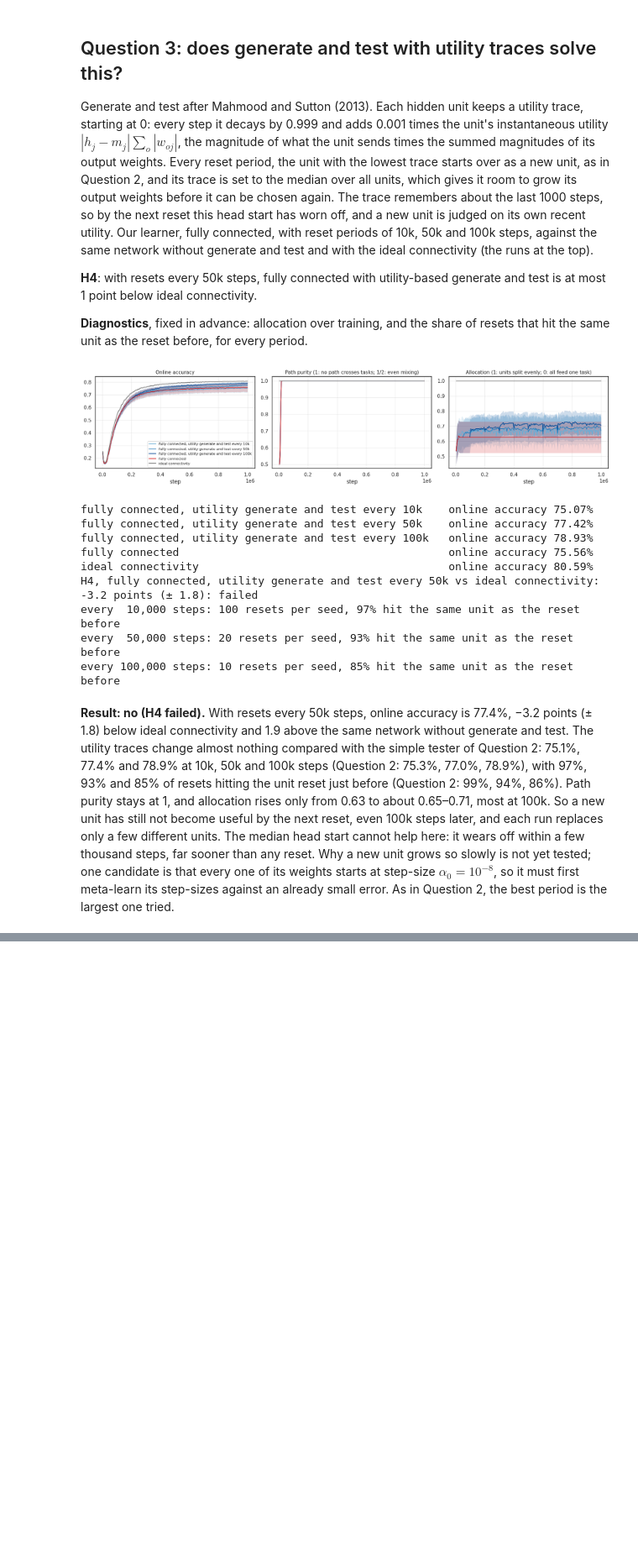
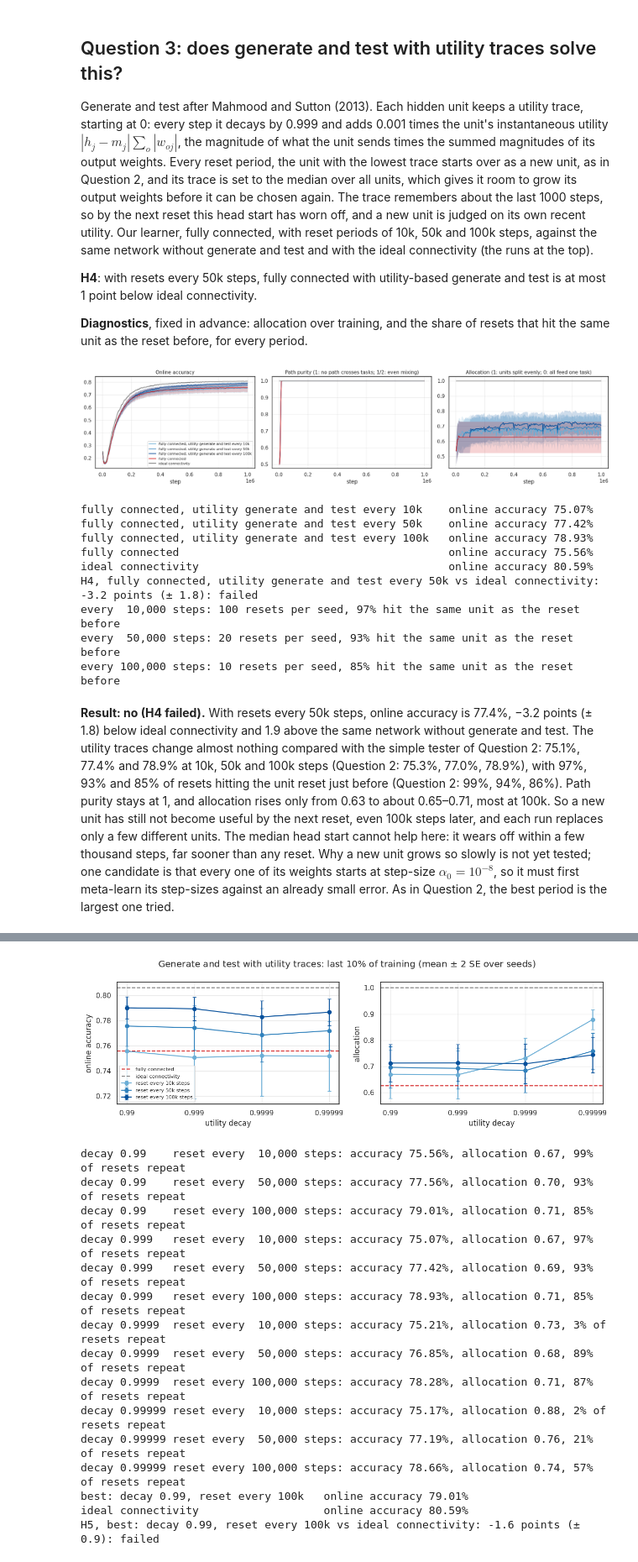
Before and after one commit to ejmejm/phd_research, a Jupyter notebook: phd/sandbox/network_autostep/05_multi_mnist.ipynb, the cells around one changed output, grey strips where cells are left out. Shown at 84% size. Cells and saved outputs as stored; diff of their text form; code cells hidden in the pictures; blank space fills up the shorter version.

```diff
--- a/phd/sandbox/network_autostep/05_multi_mnist.ipynb
+++ b/phd/sandbox/network_autostep/05_multi_mnist.ipynb
@@ -82,6 +82,7 @@ N_WINDOWS = 250                      # each window records its mean loss, accura
 REINIT_PERIOD = 5000                 # Question 2: steps between resets of the unit with the smallest output weights
 REINIT_PERIODS = (10_000, 50_000, 100_000)       # Question 2b: the sweep
 UTILITY_DECAY = 0.999                # Question 3: per-step decay of each hidden unit's utility trace
+UTILITY_DECAYS = (0.99, 0.999, 0.9999, 0.99999)  # Question 3b: the sweep, with every period below
 UTILITY_PERIODS = (10_000, 50_000, 100_000)      # Question 3: steps between resets ...
 UTILITY_PERIOD = 50_000              # ... and the period H4 is judged on
 
@@ -221,16 +222,16 @@ def allocation(w):
     return (1 - largest) / (1 - 1 / N_TASKS)
 
 
-def generate_and_test(learner, tests, h, key, step, period, masks, tester):
+def generate_and_test(learner, tests, h, key, step, period, masks, tester, decay):
     # Every `period` steps, the hidden unit with the lowest utility starts over as a new unit: its weights, step-sizes,
     # Autostep traces and running means are set to those of a freshly initialized network (output weights 0, input
     # weights U(-INIT_STEP_SIZE, INIT_STEP_SIZE)). With tester 'output weights' (Question 2), a unit's utility is its
     # mean |output weight|. With 'utility' (Question 3), it is a trace of |h| (what the unit sent this step) times the
-    # sum of its |output weights|, decaying by UTILITY_DECAY per step; a new unit's trace starts at the median of all
+    # sum of its |output weights|, decaying by `decay` per step; a new unit's trace starts at the median of all
     # units'. `tests` holds the traces, and counts the resets and those that hit the same unit as the one before.
     n_hidden = learner.hidden_mean.shape[0]
     out = jnp.abs(learner.w['w2'][:, :-1])                                          # (output, unit)
-    utility = UTILITY_DECAY * tests['utility'] + (1 - UTILITY_DECAY) * jnp.abs(h) * out.sum(0)
+    utility = decay * tests['utility'] + (1 - decay) * jnp.abs(h) * out.sum(0)
     unit = jnp.argmin(utility if tester == 'utility' else out.mean(0))
     fresh = init_learner(jax.random.fold_in(key, step), masks, ours=True)
     is_unit = jnp.arange(n_hidden) == unit
@@ -250,7 +251,7 @@ def generate_and_test(learner, tests, h, key, step, period, masks, tester):
     return learner, tests
 
 
-def train(key, stream, masks, ours, reinit_period=None, tester='output weights'):
+def train(key, stream, masks, ours, reinit_period=None, tester='output weights', decay=UTILITY_DECAY):
     # Step 1 on its own, then NUM_STEPS online steps in windows, with generate and test every `reinit_period` steps (if
     # given). Returns the mean loss and accuracy of every window, the path purity and allocation at its end, and with
     # generate and test, the reset counts at the end of training.
@@ -259,7 +260,8 @@ def train(key, stream, masks, ours, reinit_period=None, tester='output weights')
         stream, (x, labels) = next_sample(stream)
         learner, loss, accuracy, h = learner_step(learner, x, labels, masks, ours)
         if reinit_period is not None:
-            learner, tests = generate_and_test(learner, tests, h, key, stream.step, reinit_period, masks, tester)
+            learner, tests = generate_and_test(learner, tests, h, key, stream.step, reinit_period, masks, tester,
+                                               decay)
         return (learner, stream, tests), (loss, accuracy)
 
     def window(carry, _):
@@ -276,7 +278,7 @@ def train(key, stream, masks, ours, reinit_period=None, tester='output weights')
     return records if tests is None else {**records, 'resets': tests['count'], 'repeats': tests['repeats']}
 
 
-def run(network, ours, reinit_period=None, tester='output weights'):
+def run(network, ours, reinit_period=None, tester='output weights', decay=UTILITY_DECAY):
     # Trains one learner (ours, or standard Autostep) on `network` (a key of MASKS) on every seed, vmapped into one
     # scan. Seed s uses init key s and stream s for every run, so runs are paired. Returns per-seed records: loss,
     # accuracy, purity and allocation (seed, window), and with generate and test, the number of resets and repeats
@@ -284,7 +286,7 @@ def run(network, ours, reinit_period=None, tester='output weights'):
     keys = jax.random.split(jax.random.PRNGKey(0), N_SEEDS)
     streams = jax.vmap(init_stream)(jax.random.split(jax.random.PRNGKey(1), N_SEEDS))
     masks = MASKS[network]
-    train_seeds = jax.vmap(lambda key, stream: train(key, stream, masks, ours, reinit_period, tester))
+    train_seeds = jax.vmap(lambda key, stream: train(key, stream, masks, ours, reinit_period, tester, decay))
     records = jax.jit(train_seeds)(keys, streams)
     return jax.tree.map(np.asarray, records)
 # %% [markdown]
@@ -491,0 +507,48 @@ largest one tried.
+# %%
+decay_runs = {(d, p): utility_runs[labels[p]] if d == UTILITY_DECAY else
+              run('fully connected', True, reinit_period=p, tester='utility', decay=d)
+              for d in UTILITY_DECAYS for p in UTILITY_PERIODS}
+
+memory = [1 / (1 - d) for d in UTILITY_DECAYS]                  # about how many steps each trace remembers
+fig, axes = plt.subplots(1, 2, figsize=(12, 4))
+for ax, (key, ylabel) in zip(axes, [('accuracy', 'online accuracy'), ('allocation', 'allocation')]):
+    for p, color in zip(UTILITY_PERIODS, ('#6baed6', '#3182bd', '#08519c')):
+        values = np.stack([decay_runs[d, p][key][:, final].mean(1) for d in UTILITY_DECAYS])     # (decay, seed)
+        ax.errorbar(memory, values.mean(1), yerr=2 * values.std(1) / np.sqrt(N_SEEDS), color=color, marker='o',
+                    lw=1.5, capsize=3, label=f'reset every {p // 1000}k steps')
+    for label, color in [('ours, fully connected', 'tab:red'), ('ours, ideal connectivity', 'gray')]:
+        ax.axhline(runs[label][key][:, final].mean(), color=color, lw=1.5, ls='--', label=label.replace('ours, ', ''))
+    ax.set_xscale('log')
+    ax.set_xticks(memory, [f'{d:g}' for d in UTILITY_DECAYS])
+    ax.set_xlabel('utility decay')
+    ax.set_ylabel(ylabel)
+    ax.grid(alpha=0.4)
+axes[0].legend(fontsize=8)
+fig.suptitle('Generate and test with utility traces: last 10% of training (mean $\\pm$ 2 SE over seeds)')
+fig.tight_layout()
+plt.show()
+
+for (d, p), res in decay_runs.items():
+    print(f'decay {d:<7g} reset every {p:>7,} steps: accuracy {final_accuracy(res).mean():.2%}, allocation '
+          f'{res["allocation"][:, final].mean():.2f}, {res["repeats"].sum() / res["resets"].sum():.0%} of resets repeat')
+d, p = max(decay_runs, key=lambda c: final_accuracy(decay_runs[c]).mean())
+best = f'best: decay {d:g}, reset every {p // 1000}k'
+report({best: decay_runs[d, p], 'ideal connectivity': runs['ours, ideal connectivity']},
+       [('H5', best, 'ideal connectivity', 'within')])
+# %% [output]
+[figure, added]
+decay 0.99    reset every  10,000 steps: accuracy 75.56%, allocation 0.67, 99% of resets repeat
+decay 0.99    reset every  50,000 steps: accuracy 77.56%, allocation 0.70, 93% of resets repeat
+decay 0.99    reset every 100,000 steps: accuracy 79.01%, allocation 0.71, 85% of resets repeat
+decay 0.999   reset every  10,000 steps: accuracy 75.07%, allocation 0.67, 97% of resets repeat
+decay 0.999   reset every  50,000 steps: accuracy 77.42%, allocation 0.69, 93% of resets repeat
+decay 0.999   reset every 100,000 steps: accuracy 78.93%, allocation 0.71, 85% of resets repeat
+decay 0.9999  reset every  10,000 steps: accuracy 75.21%, allocation 0.73, 3% of resets repeat
+decay 0.9999  reset every  50,000 steps: accuracy 76.85%, allocation 0.68, 89% of resets repeat
+decay 0.9999  reset every 100,000 steps: accuracy 78.28%, allocation 0.71, 87% of resets repeat
+decay 0.99999 reset every  10,000 steps: accuracy 75.17%, allocation 0.88, 2% of resets repeat
+decay 0.99999 reset every  50,000 steps: accuracy 77.19%, allocation 0.76, 21% of resets repeat
+decay 0.99999 reset every 100,000 steps: accuracy 78.66%, allocation 0.74, 57% of resets repeat
+best: decay 0.99, reset every 100k   online accuracy 79.01%
+ideal connectivity                   online accuracy 80.59%
+H5, best: decay 0.99, reset every 100k vs ideal connectivity: -1.6 points (± 0.9): failed
```
Also changed, not shown: parts of 2 cells of this notebook.
